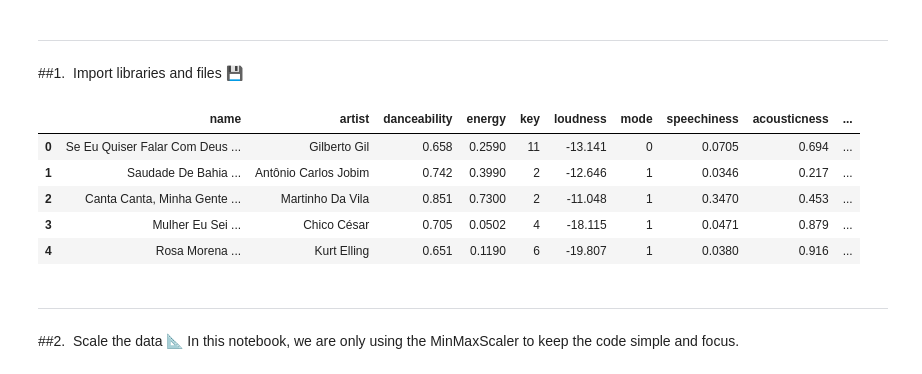
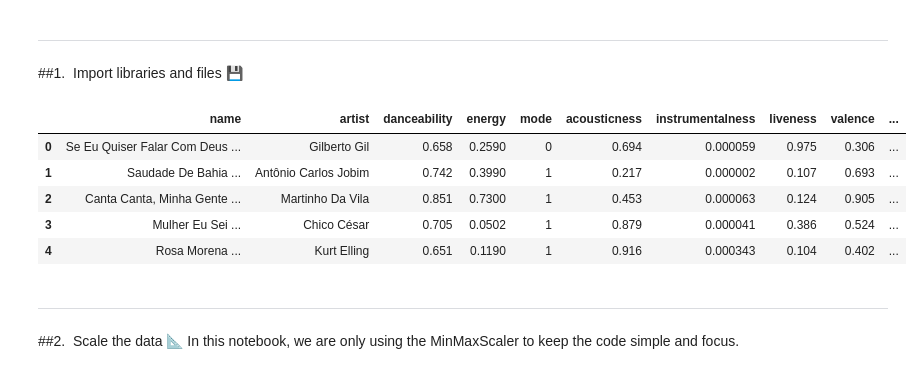
Before and after one commit to lippsmar/Data-Science-Bootcamp, a Jupyter notebook: 6_Unsupervised ML/Notebooks/6_1_7_posting_clusters_to_spotify.ipynb, the cells around one changed output. Saved outputs shown, nothing was run; the diff lists cells and outputs as text; code cells hidden in the pictures.

```diff
--- a/6_Unsupervised ML/Notebooks/6_1_7_posting_clusters_to_spotify.ipynb
+++ b/6_Unsupervised ML/Notebooks/6_1_7_posting_clusters_to_spotify.ipynb
@@ -16,23 +16,23 @@ set_config(transform_output='pandas')
 # %%
 url = "https://drive.google.com/file/d/1oYQSNxfvw6kFr6-N9rKLRAnLXlp0osEt/view?usp=drive_link"
 path = f"https://drive.google.com/uc?export=download&id={url.split('/')[-2]}"
 original_songs_df = pd.read_csv(path)
 
 # create a copy
 songs_df = original_songs_df.copy()
 
 # data cleaning
 songs_df.columns = songs_df.columns.str.strip()
-songs_df = songs_df.drop(["type", "Unnamed: 0"], axis=1)
+songs_df = songs_df.drop(["type", "Unnamed: 0", "key", "loudness", "speechiness", "duration_ms", "time_signature"], axis=1)
 
 songs_df.head()
 # %% [output]
-|  | name | artist | danceability | energy | key | loudness | mode | speechiness | acousticness | ... |
-| 0 | Se Eu Quiser Falar Com Deus ... | Gilberto Gil | 0.658 | 0.2590 | 11 | -13.141 | 0 | 0.0705 | 0.694 | ... |
-| 1 | Saudade De Bahia ... | Antônio Carlos Jobim | 0.742 | 0.3990 | 2 | -12.646 | 1 | 0.0346 | 0.217 | ... |
-| 2 | Canta Canta, Minha Gente ... | Martinho Da Vila | 0.851 | 0.7300 | 2 | -11.048 | 1 | 0.3470 | 0.453 | ... |
-| 3 | Mulher Eu Sei ... | Chico César | 0.705 | 0.0502 | 4 | -18.115 | 1 | 0.0471 | 0.879 | ... |
-| 4 | Rosa Morena ... | Kurt Elling | 0.651 | 0.1190 | 6 | -19.807 | 1 | 0.0380 | 0.916 | ... |
+|  | name | artist | danceability | energy | mode | acousticness | instrumentalness | liveness | valence | ... |
+| 0 | Se Eu Quiser Falar Com Deus ... | Gilberto Gil | 0.658 | 0.2590 | 0 | 0.694 | 0.000059 | 0.975 | 0.306 | ... |
+| 1 | Saudade De Bahia ... | Antônio Carlos Jobim | 0.742 | 0.3990 | 1 | 0.217 | 0.000002 | 0.107 | 0.693 | ... |
+| 2 | Canta Canta, Minha Gente ... | Martinho Da Vila | 0.851 | 0.7300 | 1 | 0.453 | 0.000063 | 0.124 | 0.905 | ... |
+| 3 | Mulher Eu Sei ... | Chico César | 0.705 | 0.0502 | 1 | 0.879 | 0.000041 | 0.386 | 0.524 | ... |
+| 4 | Rosa Morena ... | Kurt Elling | 0.651 | 0.1190 | 1 | 0.916 | 0.000343 | 0.104 | 0.402 | ... |
 # %% [markdown]
 ---
 ##2.&nbsp; Scale the data 📐
```
Also changed, not shown: parts of 9 cells of this notebook, 17 other files.
